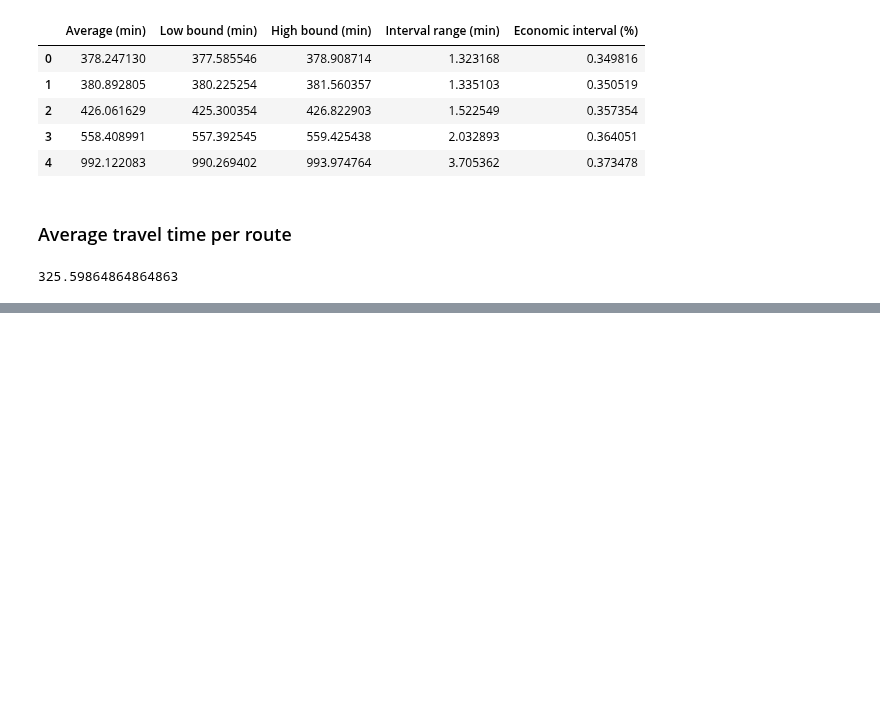
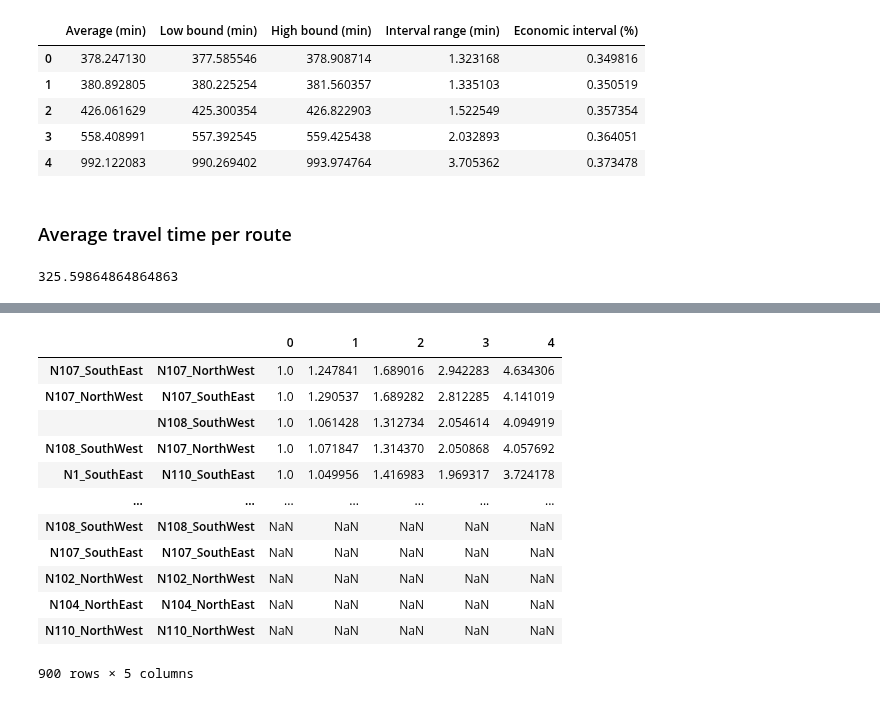
Before and after one commit to EwoutH/EPA1352-Adv-Simulation, a Jupyter notebook: EPA1352-G06-A4/notebook/travel_time_analysis.ipynb, the cells around one changed output, grey strips where cells are left out. Saved outputs shown, nothing was run; the diff lists cells and outputs as text; code cells hidden in the pictures; blank space fills up the shorter version.

```diff
--- a/EPA1352-G06-A4/notebook/travel_time_analysis.ipynb
+++ b/EPA1352-G06-A4/notebook/travel_time_analysis.ipynb
@@ -118 +147,19 @@ df_tt_roads
 900 rows × 5 columns
+# %%
+# Create a dataframe with the travel time delays
+tt_delays = df_tt_roads.div(df_tt_roads[0].values, axis=0)
+tt_delays.sort_values(4, ascending=False)
+# %% [output]
+|  |  | 0 | 1 | 2 | 3 | 4 |
+| N107_SouthEast | N107_NorthWest | 1.0 | 1.247841 | 1.689016 | 2.942283 | 4.634306 |
+| N107_NorthWest | N107_SouthEast | 1.0 | 1.290537 | 1.689282 | 2.812285 | 4.141019 |
+|  | N108_SouthWest | 1.0 | 1.061428 | 1.312734 | 2.054614 | 4.094919 |
+| N108_SouthWest | N107_NorthWest | 1.0 | 1.071847 | 1.314370 | 2.050868 | 4.057692 |
+| N1_SouthEast | N110_SouthEast | 1.0 | 1.049956 | 1.416983 | 1.969317 | 3.724178 |
+| ... | ... | ... | ... | ... | ... | ... |
+| N108_SouthWest | N108_SouthWest | NaN | NaN | NaN | NaN | NaN |
+| N107_SouthEast | N107_SouthEast | NaN | NaN | NaN | NaN | NaN |
+| N102_NorthWest | N102_NorthWest | NaN | NaN | NaN | NaN | NaN |
+| N104_NorthEast | N104_NorthEast | NaN | NaN | NaN | NaN | NaN |
+| N110_NorthWest | N110_NorthWest | NaN | NaN | NaN | NaN | NaN |
+900 rows × 5 columns
```
Also changed, not shown: parts of 8 cells of this notebook.
